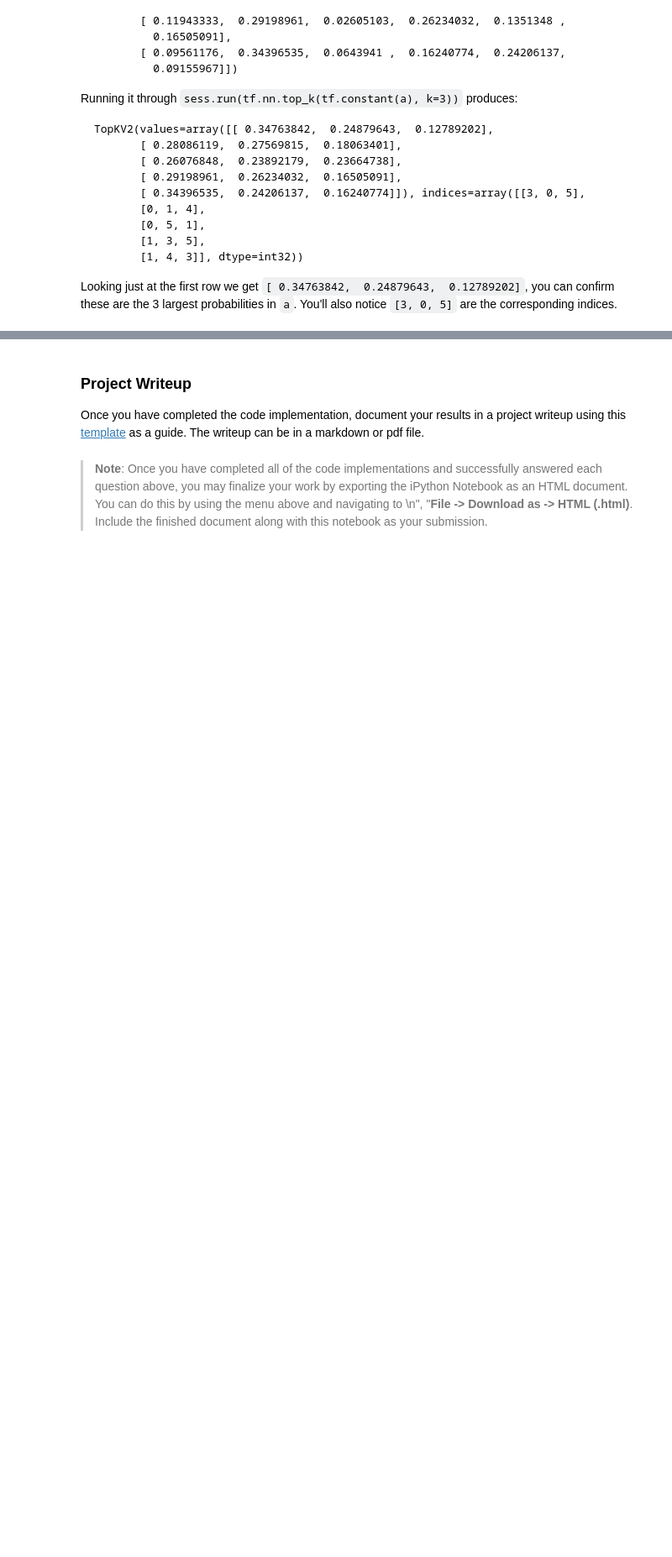
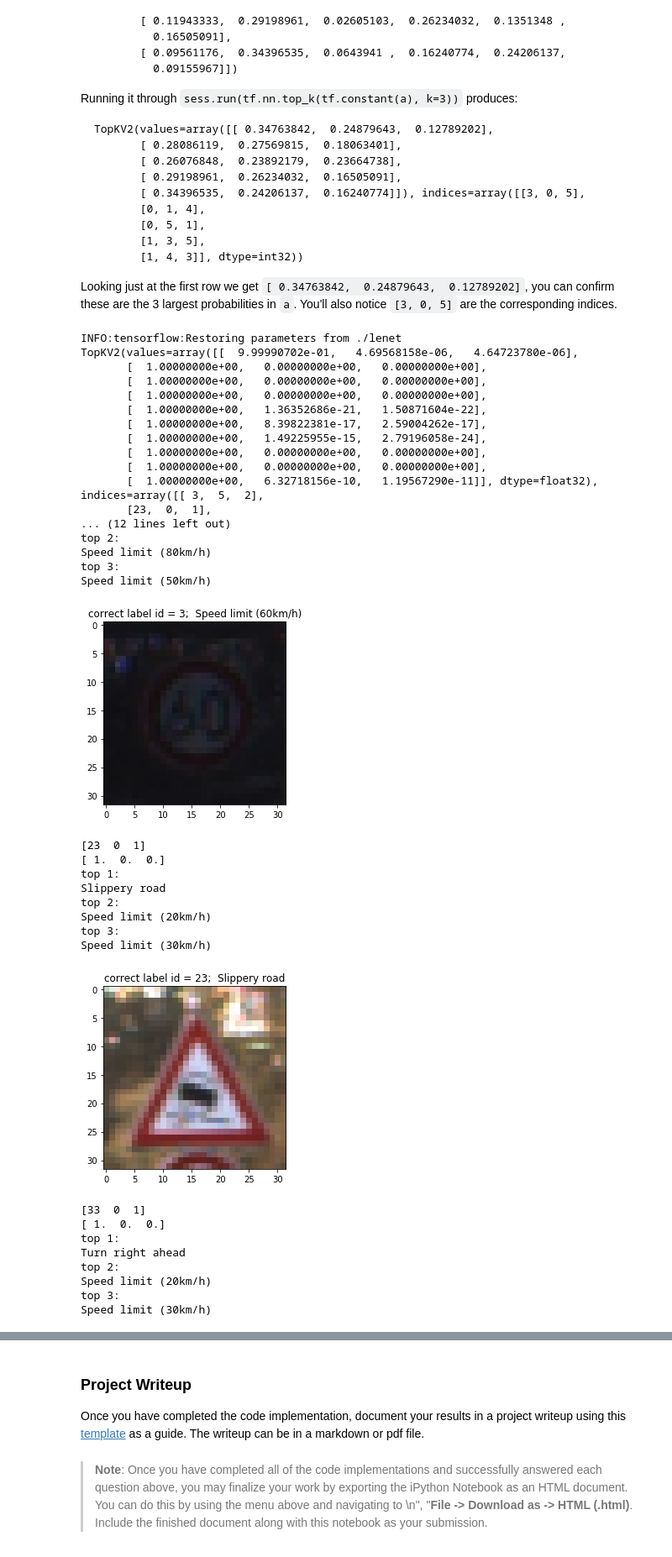
Before and after one commit to erickaoshoulin/CarND-LaneLines-P2, a Jupyter notebook: Traffic_Sign_Classifier.ipynb, the cells around one changed output, grey strips where cells are left out. Shown at 84% size. Drawn from its saved outputs; the diff is of its cells as text; code cells hidden in the pictures; blank space fills up the shorter version.

```diff
--- a/Traffic_Sign_Classifier.ipynb
+++ b/Traffic_Sign_Classifier.ipynb
@@ -606,0 +924,73 @@ Looking just at the first row we get `[ 0.34763842,  0.24879643,  0.12789202]`,
+# %%
+### Print out the top five softmax probabilities for the predictions on the German traffic sign images found on the web.
+### Feel free to use as many code cells as needed.
+top_k = 3
+softmax_logits = tf.nn.softmax(logits)
+
+
+with tf.Session(graph=loaded_graph) as sess:
+    loader = saver
+    loader.restore(sess, save_model_path)
+    prediction = sess.run(tf.nn.top_k(softmax_logits, top_k), feed_dict={x: random_test_features, keep_prob: 1.0})
+
+
+print (prediction)
+
+for idx in range(n_test_samples):
+    print (prediction.indices[idx])
+    print (prediction.values[idx])
+    for top_k_idx in range (top_k):
+        print ('top ' + str(top_k_idx+1) + ':')
+        print (find_name_mapping(prediction.indices[idx][top_k_idx]))
+
+    #for top_k_idx in range (top_k):
+    #    print ('top ' + str(top_k_idx+1) + ':')
+        #print (prediction[idx][top_k_idx])
+    #    predict_sign_id = prediction[idx][top_k_idx]
+    #    print (predict_sign_id)
+        #print (find_name_mapping(predict_sign_id))
+    sign_id = random_test_labels[idx]
+
+    fig, ax = plt.subplots()
+    image = random_test_features[idx]
+    #ax.set_title('correct label id = ' + str(sign_id) + ';  ' + find_name_mapping(sign_id) + '\n predict sign_id='+ str(predict_sign_id) + ';  ' +  find_name_mapping(predict_sign_id))
+    ax.set_title('correct label id = ' + str(sign_id) + ';  ' + find_name_mapping(sign_id))
+    ax.imshow(image)
+    #ax.axis('off')  # clear x- and y-axes
+    plt.show()
+# %% [output]
+INFO:tensorflow:Restoring parameters from ./lenet
+TopKV2(values=array([[  9.99990702e-01,   4.69568158e-06,   4.64723780e-06],
+       [  1.00000000e+00,   0.00000000e+00,   0.00000000e+00],
+       [  1.00000000e+00,   0.00000000e+00,   0.00000000e+00],
+       [  1.00000000e+00,   0.00000000e+00,   0.00000000e+00],
+       [  1.00000000e+00,   1.36352686e-21,   1.50871604e-22],
+       [  1.00000000e+00,   8.39822381e-17,   2.59004262e-17],
+       [  1.00000000e+00,   1.49225955e-15,   2.79196058e-24],
+       [  1.00000000e+00,   0.00000000e+00,   0.00000000e+00],
+       [  1.00000000e+00,   0.00000000e+00,   0.00000000e+00],
+       [  1.00000000e+00,   6.32718156e-10,   1.19567290e-11]], dtype=float32), indices=array([[ 3,  5,  2],
+       [23,  0,  1],
+... (12 lines left out)
+top 2:
+Speed limit (80km/h)
+top 3:
+Speed limit (50km/h)
+[figure, added]
+[23  0  1]
+[ 1.  0.  0.]
+top 1:
+Slippery road
+top 2:
+Speed limit (20km/h)
+top 3:
+Speed limit (30km/h)
+[figure, added]
+[33  0  1]
+[ 1.  0.  0.]
+top 1:
+Turn right ahead
+top 2:
+Speed limit (20km/h)
+top 3:
+Speed limit (30km/h)
```
Also changed, not shown: parts of 10 cells of this notebook.
